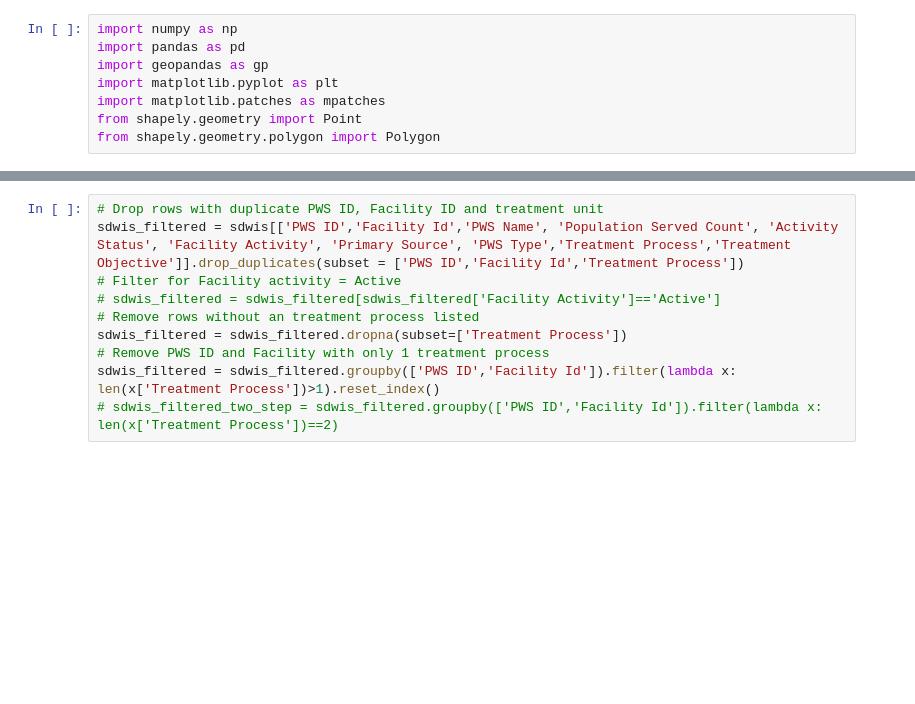
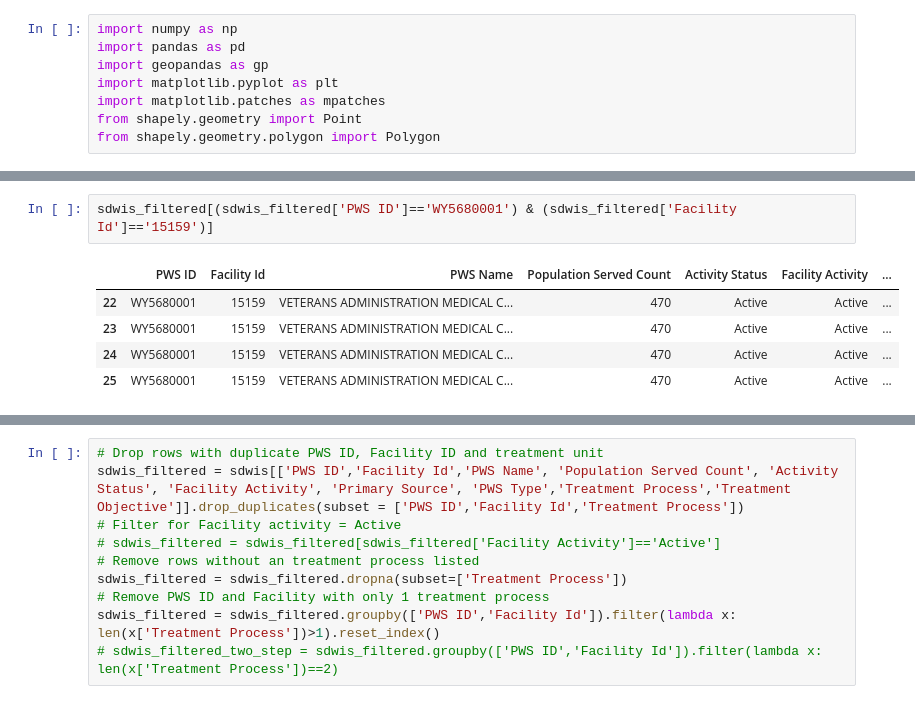
Before and after one commit to MuktaHardikar/WaterTAP3, a Jupyter notebook: watertap3/watertap3/sdwis_treatment_train.ipynb, the cells around one changed output, grey strips where cells are left out. Saved outputs shown, nothing was run; the diff lists cells and outputs as text; blank space fills up the shorter version.

```diff
--- a/watertap3/watertap3/sdwis_treatment_train.ipynb
+++ b/watertap3/watertap3/sdwis_treatment_train.ipynb
@@ -8,0 +99,8 @@ from shapely.geometry.polygon import Polygon
+# %%
+sdwis_filtered[(sdwis_filtered['PWS ID']=='WY5680001') & (sdwis_filtered['Facility Id']=='15159')]
+# %% [output]
+|  | PWS ID | Facility Id | PWS Name | Population Served Count | Activity Status | Facility Activity | ... |
+| 22 | WY5680001 | 15159 | VETERANS ADMINISTRATION MEDICAL C... | 470 | Active | Active | ... |
+| 23 | WY5680001 | 15159 | VETERANS ADMINISTRATION MEDICAL C... | 470 | Active | Active | ... |
+| 24 | WY5680001 | 15159 | VETERANS ADMINISTRATION MEDICAL C... | 470 | Active | Active | ... |
+| 25 | WY5680001 | 15159 | VETERANS ADMINISTRATION MEDICAL C... | 470 | Active | Active | ... |
```
Also changed, not shown: parts of 14 cells of this notebook, 2 other files.
